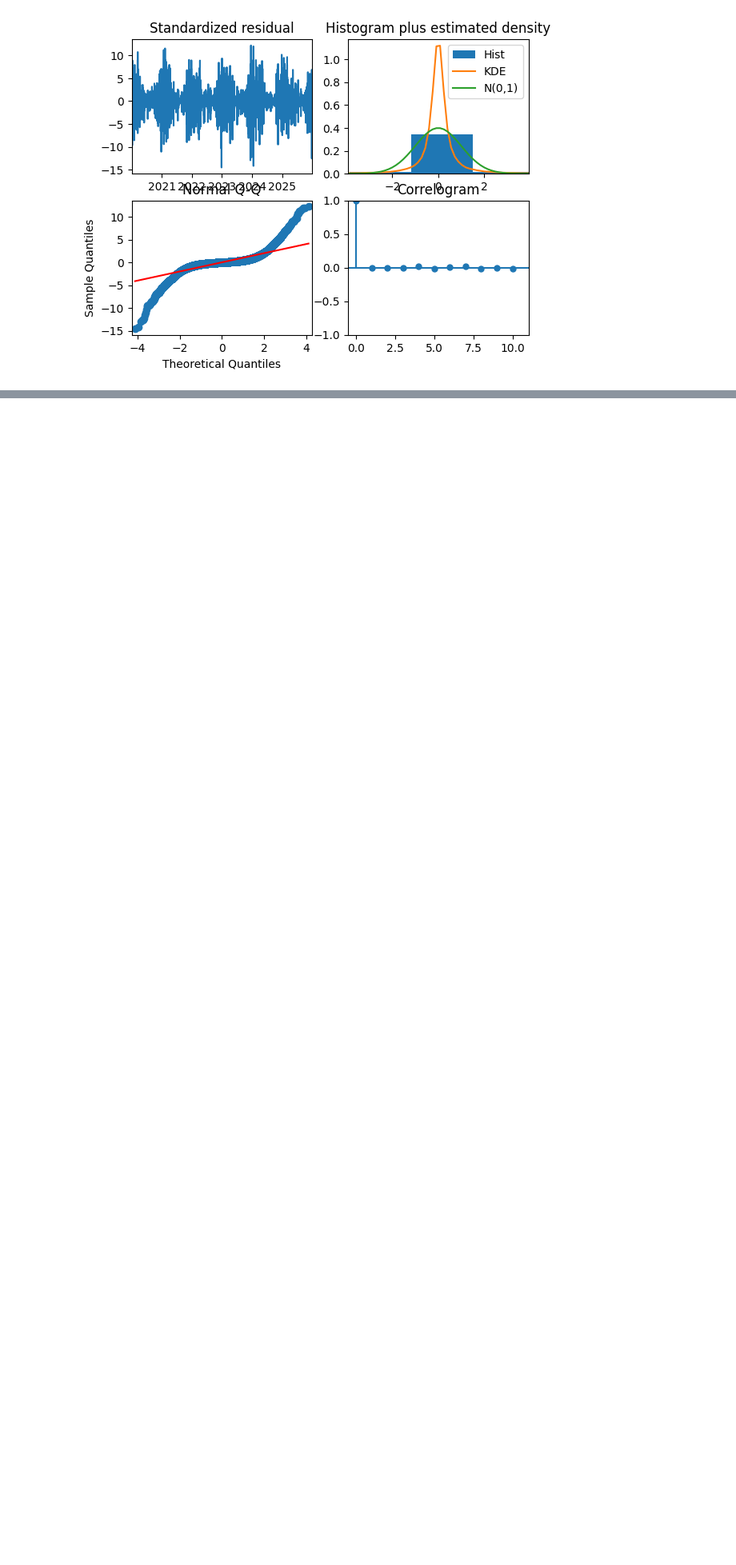
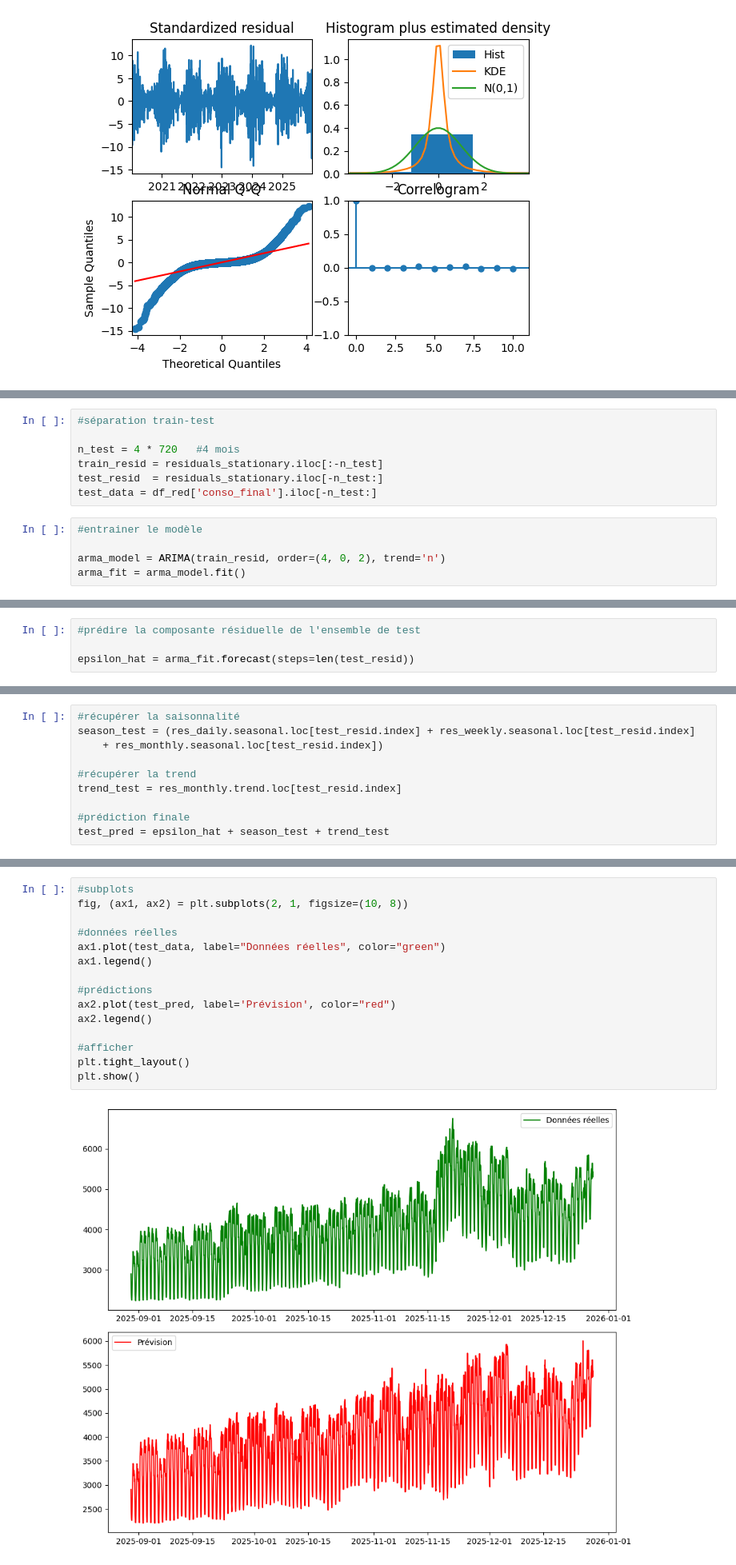
Before and after one commit to angelagrimaud/projet_pythonds, a Jupyter notebook: notebooks/pred_conso.ipynb, the cells around one changed output, grey strips where cells are left out. Shown at 80% size. Saved outputs shown, nothing was run; the diff lists cells and outputs as text; blank space fills up the shorter version.

Commit message:
finalisation pred_conso + sauvegarde season_test

```diff
--- a/notebooks/pred_conso.ipynb
+++ b/notebooks/pred_conso.ipynb
@@ -322,0 +338,12 @@ residuals_stationary.to_csv("residuals_stationary.csv", header=True)
+# %%
+#séparation train-test
+
+n_test = 4 * 720   #4 mois
+train_resid = residuals_stationary.iloc[:-n_test]
+test_resid  = residuals_stationary.iloc[-n_test:]
+test_data = df_red['conso_final'].iloc[-n_test:]
+# %%
+#entrainer le modèle
+
+arma_model = ARIMA(train_resid, order=(4, 0, 2), trend='n')
+arma_fit = arma_model.fit()
@@ -322,0 +375,4 @@ residuals_stationary.to_csv("residuals_stationary.csv", header=True)
+# %%
+#prédire la composante résiduelle de l'ensemble de test
+
+epsilon_hat = arma_fit.forecast(steps=len(test_resid))
@@ -322,0 +382,10 @@ residuals_stationary.to_csv("residuals_stationary.csv", header=True)
+# %%
+#récupérer la saisonnalité
+season_test = (res_daily.seasonal.loc[test_resid.index] + res_weekly.seasonal.loc[test_resid.index]
+    + res_monthly.seasonal.loc[test_resid.index])
+
+#récupérer la trend
+trend_test = res_monthly.trend.loc[test_resid.index]
+
+#prédiction finale
+test_pred = epsilon_hat + season_test + trend_test
@@ -322,0 +398,17 @@ residuals_stationary.to_csv("residuals_stationary.csv", header=True)
+# %%
+#subplots
+fig, (ax1, ax2) = plt.subplots(2, 1, figsize=(10, 8))
+
+#données réelles
+ax1.plot(test_data, label="Données réelles", color="green")
+ax1.legend()
+
+#prédictions
+ax2.plot(test_pred, label='Prévision', color="red")
+ax2.legend()
+
+#afficher
+plt.tight_layout()
+plt.show()
+# %% [output]
+[figure, added]
```
Also changed, not shown: parts of 28 cells of this notebook, 1 other file.
